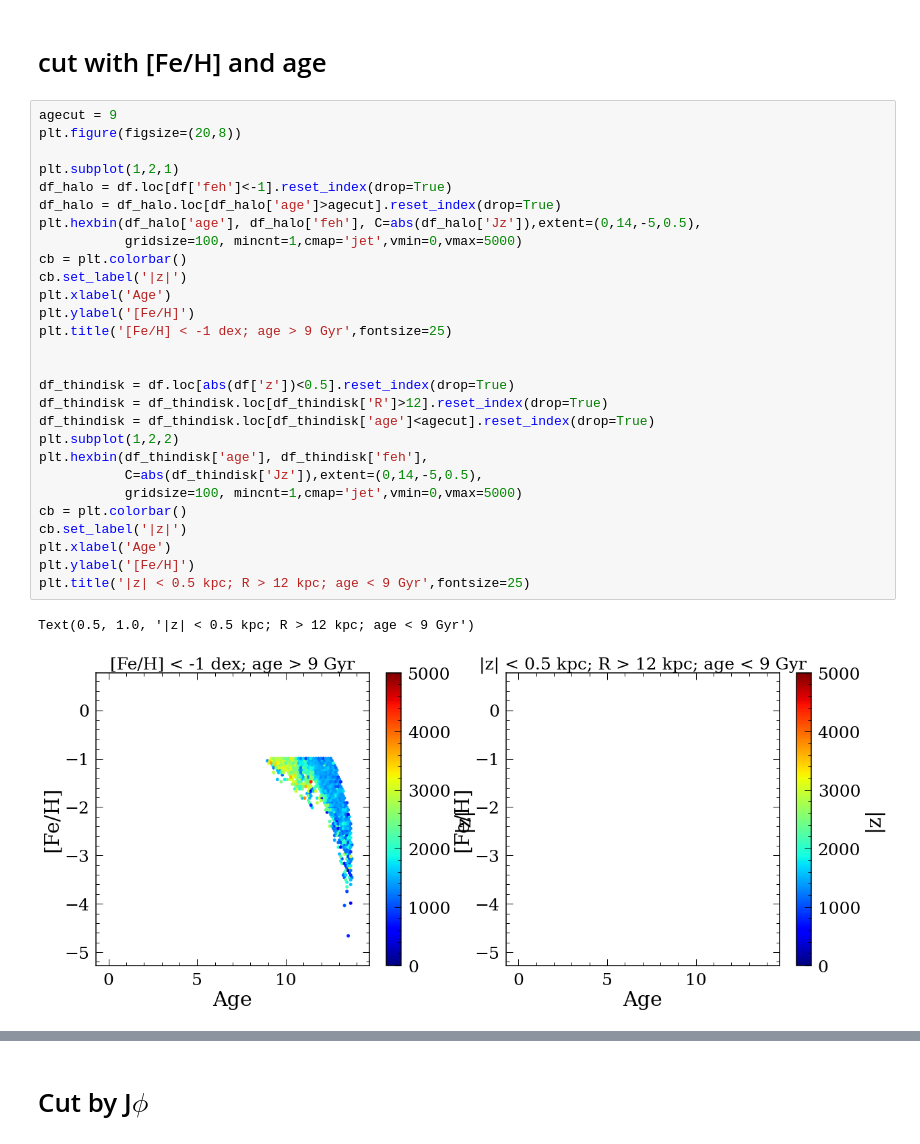
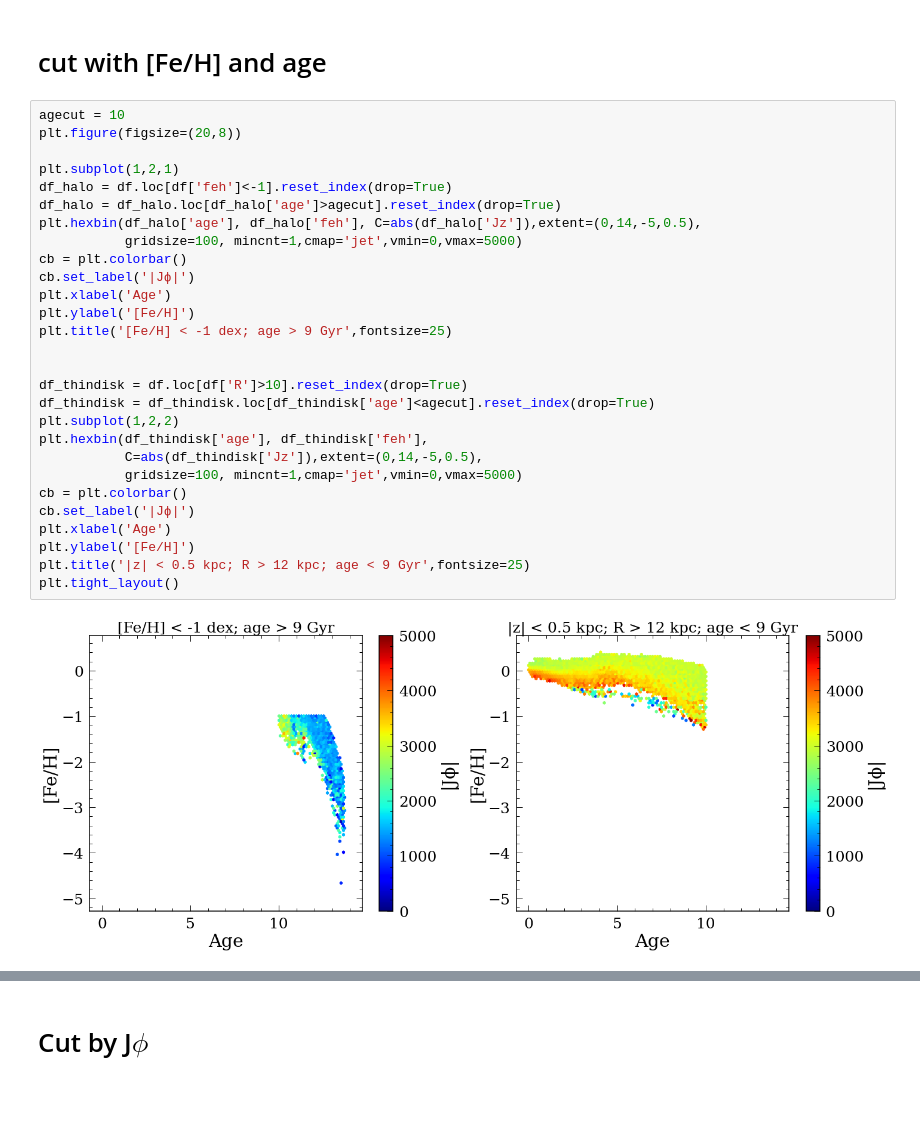
Before and after one commit to lyx12311/RbirThesisNIHAO, a Jupyter notebook: GroupsStars.ipynb, the cells around one changed output, grey strips where cells are left out. Cells and saved outputs as stored; diff of their text form; blank space fills up the shorter version.

```diff
--- a/GroupsStars.ipynb
+++ b/GroupsStars.ipynb
@@ -139,36 +139,35 @@ Text(0, 0.5, '[O/Fe]')
 # %% [markdown]
 # cut with [Fe/H] and age
 # %%
-agecut = 9
+agecut = 10
 plt.figure(figsize=(20,8))
 
 plt.subplot(1,2,1)
 df_halo = df.loc[df['feh']<-1].reset_index(drop=True)
 df_halo = df_halo.loc[df_halo['age']>agecut].reset_index(drop=True)
 plt.hexbin(df_halo['age'], df_halo['feh'], C=abs(df_halo['Jz']),extent=(0,14,-5,0.5),
            gridsize=100, mincnt=1,cmap='jet',vmin=0,vmax=5000)
 cb = plt.colorbar()
-cb.set_label('|z|')
+cb.set_label('|Jϕ|')
 plt.xlabel('Age')
 plt.ylabel('[Fe/H]')
 plt.title('[Fe/H] < -1 dex; age > 9 Gyr',fontsize=25)
 
 
-df_thindisk = df.loc[abs(df['z'])<0.5].reset_index(drop=True)
-df_thindisk = df_thindisk.loc[df_thindisk['R']>12].reset_index(drop=True)
+df_thindisk = df.loc[df['R']>10].reset_index(drop=True)
 df_thindisk = df_thindisk.loc[df_thindisk['age']<agecut].reset_index(drop=True)
 plt.subplot(1,2,2)
 plt.hexbin(df_thindisk['age'], df_thindisk['feh'],
            C=abs(df_thindisk['Jz']),extent=(0,14,-5,0.5),
            gridsize=100, mincnt=1,cmap='jet',vmin=0,vmax=5000)
 cb = plt.colorbar()
-cb.set_label('|z|')
+cb.set_label('|Jϕ|')
 plt.xlabel('Age')
 plt.ylabel('[Fe/H]')
 plt.title('|z| < 0.5 kpc; R > 12 kpc; age < 9 Gyr',fontsize=25)
+plt.tight_layout()
 # %% [output]
-Text(0.5, 1.0, '|z| < 0.5 kpc; R > 12 kpc; age < 9 Gyr')
-[figure, old version]
+[figure, new version]
 # %%
 
 
```
Also changed, not shown: parts of 13 cells of this notebook.
